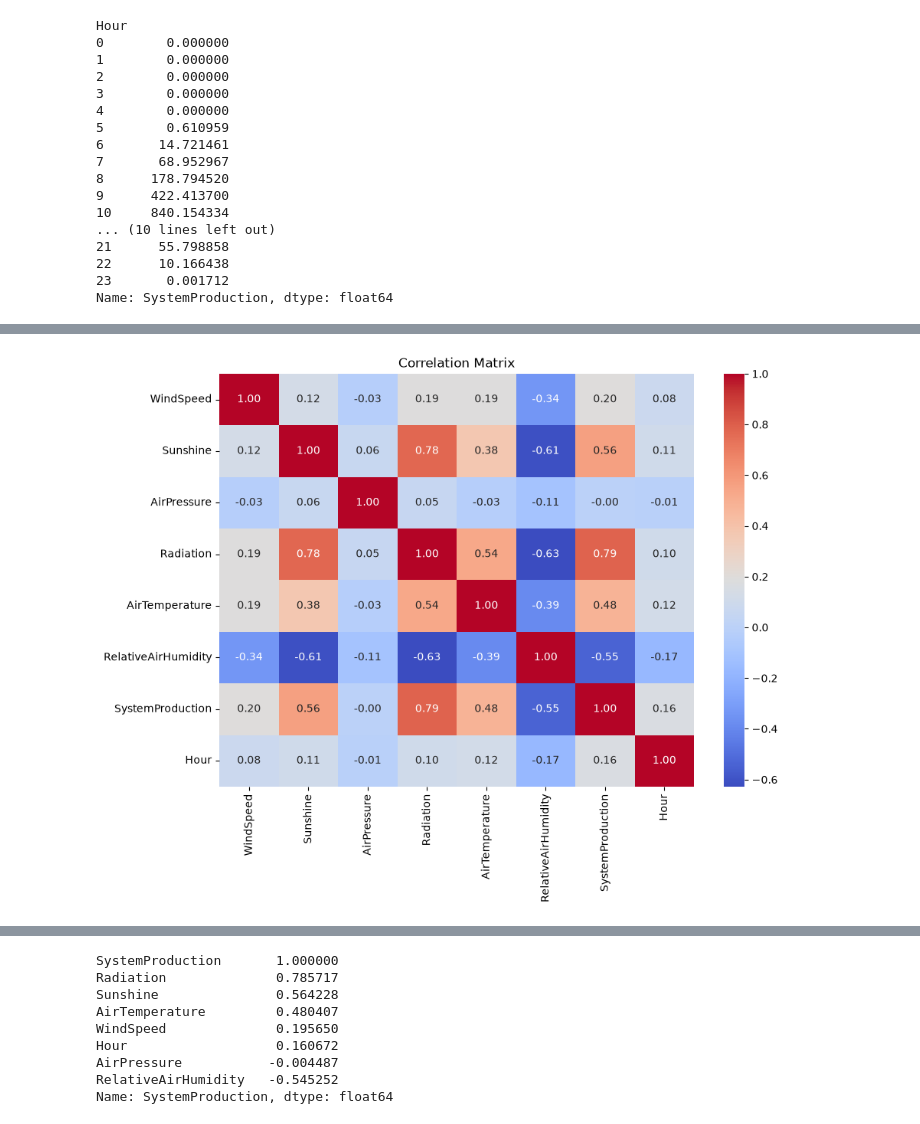
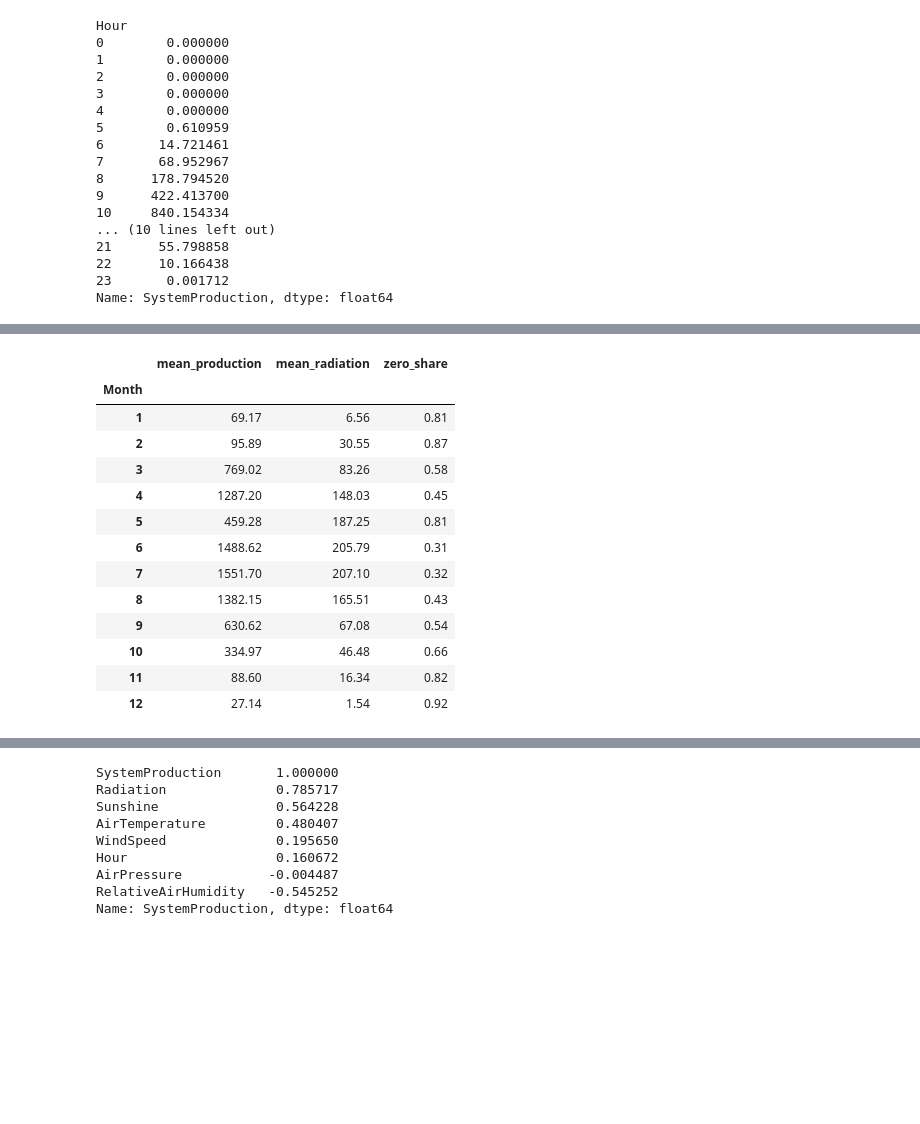
Before and after one commit to rawanshihada/Solar-Power-Production-Prediction, a Jupyter notebook: Notebooks/EDA.ipynb, the cells around one changed output, grey strips where cells are left out. Saved outputs shown, nothing was run; the diff lists cells and outputs as text; code cells hidden in the pictures; blank space fills up the shorter version.

```diff
--- a/Notebooks/EDA.ipynb
+++ b/Notebooks/EDA.ipynb
@@ -141,12 +108,24 @@ plt.show()
 # %%
-import seaborn as sns
-import matplotlib.pyplot as plt
+df['Month'] = df['Date-Hour(NMT)'].dt.month
 
-corr = df.corr(numeric_only=True)
-
-plt.figure(figsize=(10, 7))
-sns.heatmap(corr, annot=True, cmap='coolwarm', fmt='.2f')
-plt.title('Correlation Matrix')
-plt.show()
+monthly = df.groupby('Month').agg(
+    mean_production=('SystemProduction', 'mean'),
+    mean_radiation=('Radiation', 'mean'),
+    zero_share=('SystemProduction', lambda s: (s == 0).mean())
+).round(2)
+monthly
 # %% [output]
-[figure, removed]
+|  | mean_production | mean_radiation | zero_share |
+| Month |  |  |  |
+| 1 | 69.17 | 6.56 | 0.81 |
+| 2 | 95.89 | 30.55 | 0.87 |
+| 3 | 769.02 | 83.26 | 0.58 |
+| 4 | 1287.20 | 148.03 | 0.45 |
+| 5 | 459.28 | 187.25 | 0.81 |
+| 6 | 1488.62 | 205.79 | 0.31 |
+| 7 | 1551.70 | 207.10 | 0.32 |
+| 8 | 1382.15 | 165.51 | 0.43 |
+| 9 | 630.62 | 67.08 | 0.54 |
+| 10 | 334.97 | 46.48 | 0.66 |
+| 11 | 88.60 | 16.34 | 0.82 |
+| 12 | 27.14 | 1.54 | 0.92 |
```
Also changed, not shown: parts of 17 cells of this notebook, 1 other file.
